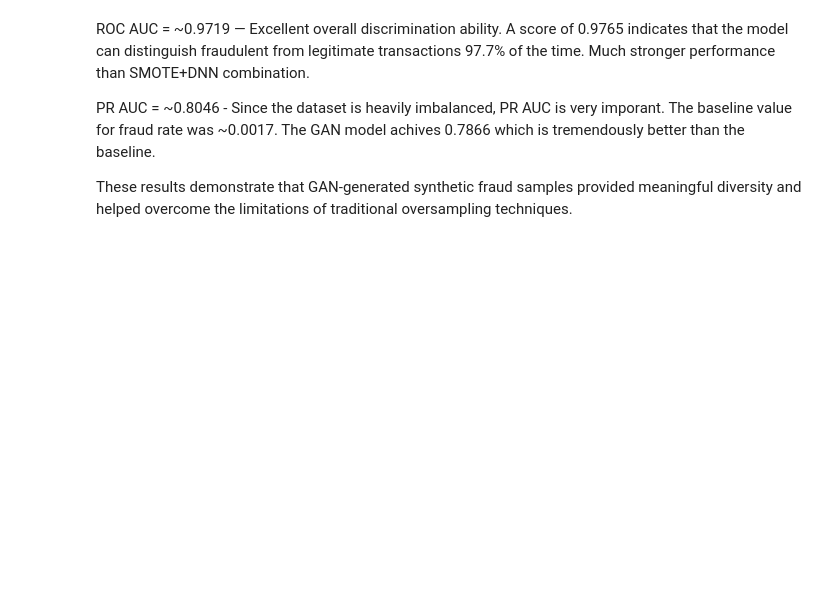
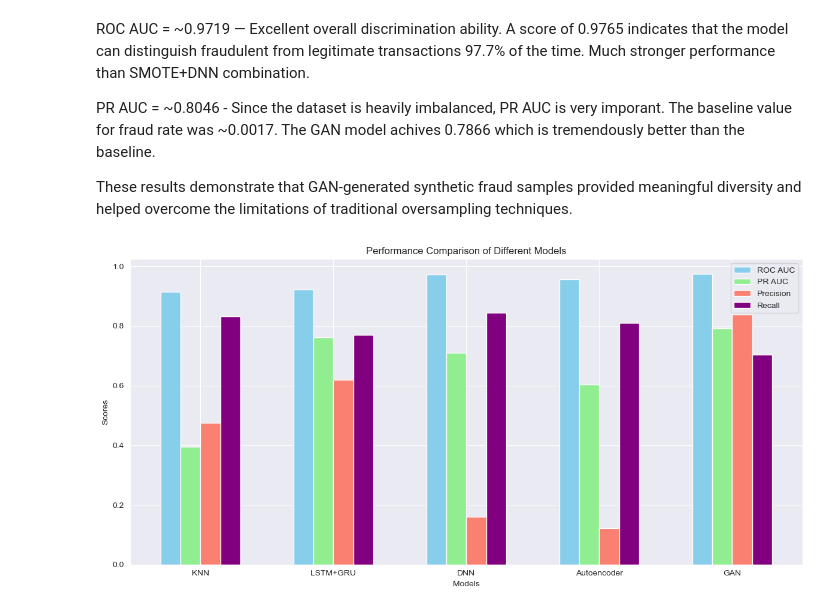
Before and after one commit to ikshvakoo/creditcardfrauddetection, a Jupyter notebook: credit_card_fraud.ipynb, the cells around one changed output. Drawn from its saved outputs; the diff is of its cells as text; code cells hidden in the pictures; blank space fills up the shorter version.

Commit message:
Add charts

```diff
--- a/credit_card_fraud.ipynb
+++ b/credit_card_fraud.ipynb
@@ -179,14 +179,20 @@ model_KNN.fit(X_train_resampled, y_train_resampled)
 # Make predictions
 y_knn_pred = model_KNN.predict(X_test_scaled)
 
+knn_roc_auc = roc_auc_score(y_test, y_knn_pred)
+knn_pr_auc = average_precision_score(y_test, y_knn_pred)
 
-print("ROC AUC :", roc_auc_score(y_test, y_knn_pred))
-print("PR  AUC:", average_precision_score(y_test, y_knn_pred))
+print("ROC AUC :", knn_roc_auc)
+print("PR  AUC:", knn_pr_auc)
 
+knn_report = classification_report(y_test, y_knn_pred, zero_division=0, digits=3, output_dict=True)
 # Print classification report
 print("Classification Report:")
 print(classification_report(y_test, y_knn_pred, zero_division=0, digits=3))
 
+knn_precision = knn_report['1']['precision']  # For class 1 (fraud)
+knn_recall = knn_report['1']['recall']        # For class 1 (fraud)
+
 # Print accuracy score
 print("Accuracy Score: ", accuracy_score(y_test, y_knn_pred))
 # %% [output]
@@ -611,15 +641,21 @@ clf.fit(X_bal, y_bal, epochs=60, batch_size=1024, validation_split=0.2, callback
 <keras.src.callbacks.history.History at 0x...>
 # %%
 proba = clf.predict(X_test, verbose=0).ravel()                      # get predicted probabilities for test data
-print("ROC AUC :", roc_auc_score(y_test, proba))                    # print ROC AUC score
-print("PR  AUC:", average_precision_score(y_test, proba))           # print PR AUC score
+clf_roc_auc = roc_auc_score(y_test, proba)
+clf_pr_auc = average_precision_score(y_test, proba)
+
+print("ROC AUC :", clf_roc_auc)                    # print ROC AUC score
+print("PR  AUC:", clf_pr_auc)           # print PR AUC score
 
 # Convert probability values to class predictions
 y_pred_gan = (proba >= 0.5).astype(int)
 
+clf_report = classification_report(y_test, y_pred_gan, digits=3, output_dict=True)
 # Print Classification Report
 print("\nClassification Report:")
 print(classification_report(y_test, y_pred_gan, digits=3))
+clf_precision = clf_report['1']['precision']  # For class 1 (fraud)
+clf_recall = clf_report['1']['recall']        # For class 1 (fraud)
 # %% [output]
 ROC AUC : 0.9747377543438274
 PR  AUC: 0.7918199032720304
@@ -639,3 +675,41 @@ ROC AUC = ~0.9719 — Excellent overall discrimination ability. A score of 0.976
 PR AUC = ~0.8046 - Since the dataset is heavily imbalanced, PR AUC is very imporant. The baseline value for fraud rate was ~0.0017. The GAN model achives 0.7866 which is tremendously better than the baseline.
 
 These results demonstrate that GAN-generated synthetic fraud samples provided meaningful diversity and helped overcome the limitations of traditional oversampling techniques.
+# %%
+# Models and their metrics
+models = ['KNN', 'LSTM+GRU', 'DNN', 'Autoencoder', 'GAN']
+
+# Metrics for each model
+roc_auc = [knn_roc_auc, gl_roc_auc, dnn_roc_auc, ae_roc_auc, clf_roc_auc]
+pr_auc = [knn_pr_auc, gl_pr_auc, dnn_pr_auc, ae_pr_auc, clf_pr_auc]
+precision = [knn_precision, gl_precision, dnn_precision, ae_precision, clf_precision]
+recall = [knn_recall, gl_recall, dnn_recall, ae_recall, clf_recall]
+
+# Set width of bars and positions of the bars
+barWidth = 0.15
+r1 = np.arange(len(models))
+r2 = [x + barWidth for x in r1]
+r3 = [x + barWidth for x in r2]
+r4 = [x + barWidth for x in r3]
+
+# Create the bars
+plt.figure(figsize=(12, 6))
+plt.bar(r1, roc_auc, width=barWidth, label='ROC AUC', color='skyblue')
+plt.bar(r2, pr_auc, width=barWidth, label='PR AUC', color='lightgreen')
+plt.bar(r3, precision, width=barWidth, label='Precision', color='salmon')
+plt.bar(r4, recall, width=barWidth, label='Recall', color='purple')
+
+# Add labels and title
+plt.xlabel('Models')
+plt.ylabel('Scores')
+plt.title('Performance Comparison of Different Models')
+plt.xticks([r + barWidth*1.5 for r in range(len(models))], models)
+plt.legend()
+
+# Adjust layout to prevent label cutoff
+plt.tight_layout()
+
+# Show the plot
+plt.show()
+# %% [output]
+[figure, added]
```
Also changed, not shown: parts of 5 cells of this notebook.
